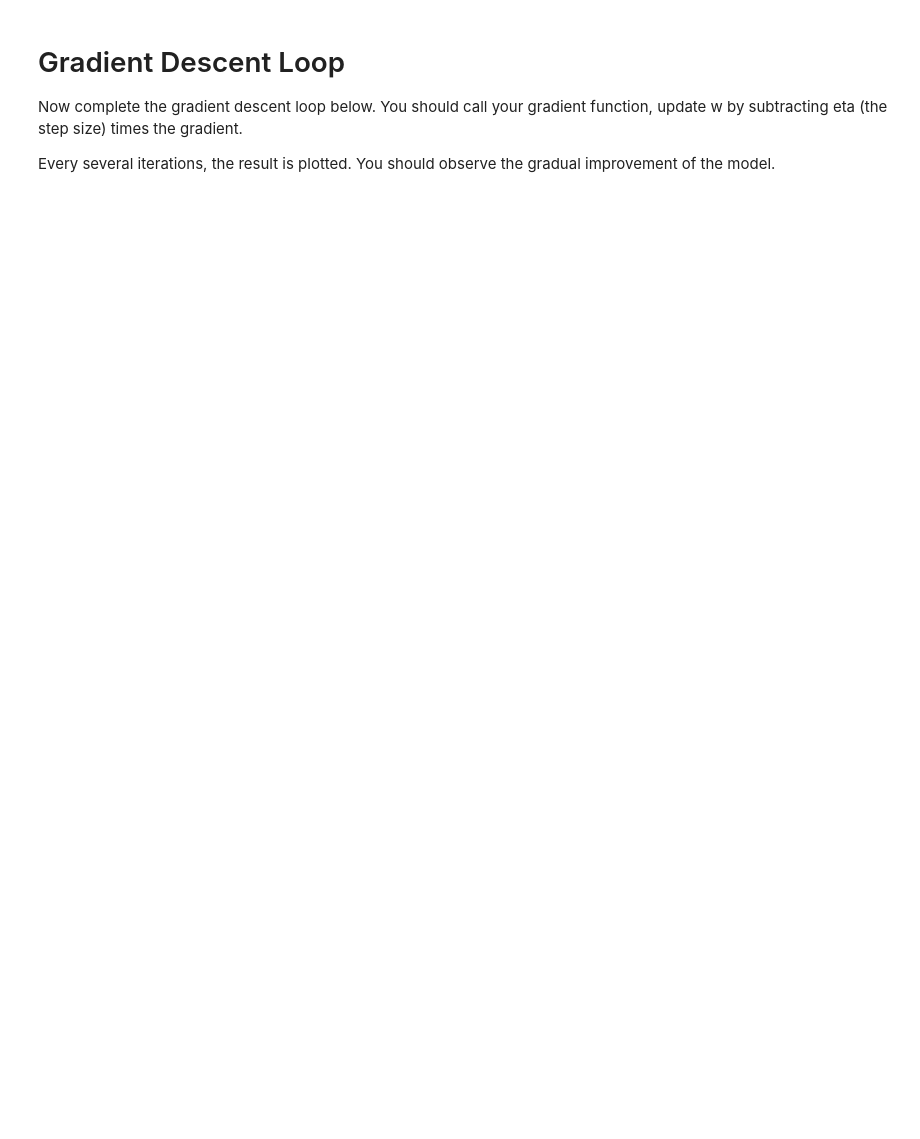
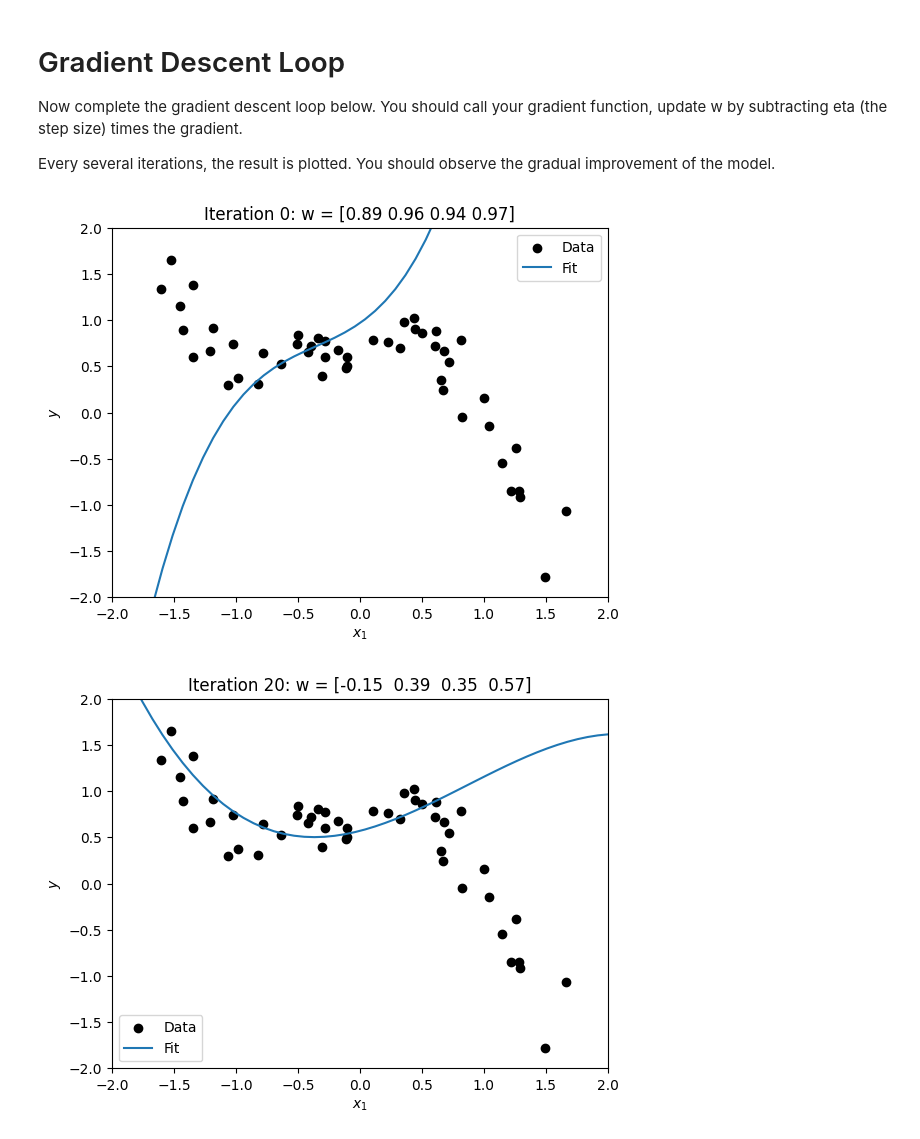
Before and after one commit to judson35/AI-ML, a Jupyter notebook: HW2/hw2_p4.ipynb, the cells around one changed output. Drawn from its saved outputs; the diff is of its cells as text; code cells hidden in the pictures; blank space fills up the shorter version.

```diff
--- a/HW2/hw2_p4.ipynb
+++ b/HW2/hw2_p4.ipynb
@@ -39,6 +39,8 @@ Please complete the function below to compute the gradient. Recall that the desi
 def grad(w):
     # YOUR CODE GOES HERE
     # Return the gradient of the objective function
+    gradient = 2*X.T @ (X @ w - y.reshape(-1,1))
+    return gradient
 # %% [markdown]
 ## Initial guess
 Let's define an initial guess for w and visualize the resulting curve:
@@ -54,11 +58,14 @@ Every several iterations, the result is plotted. You should observe the gradual
 # %%
 eta = 0.00025
 for i in range(101):
 
     # YOUR CODE GOES HERE
     # Update w
-
+    w = w - eta*grad(w)
 
     if 0 == i%20:
         yreg = Xreg @ w
         plot_data_with_regression(x,y,xreg, yreg, f"Iteration {i}: w = {np.round(w.flatten(),2)}")
+# %% [output]
+[figure, added]
+[figure, added]
```
Also changed, not shown: parts of 2 cells of this notebook, 21 other files.
